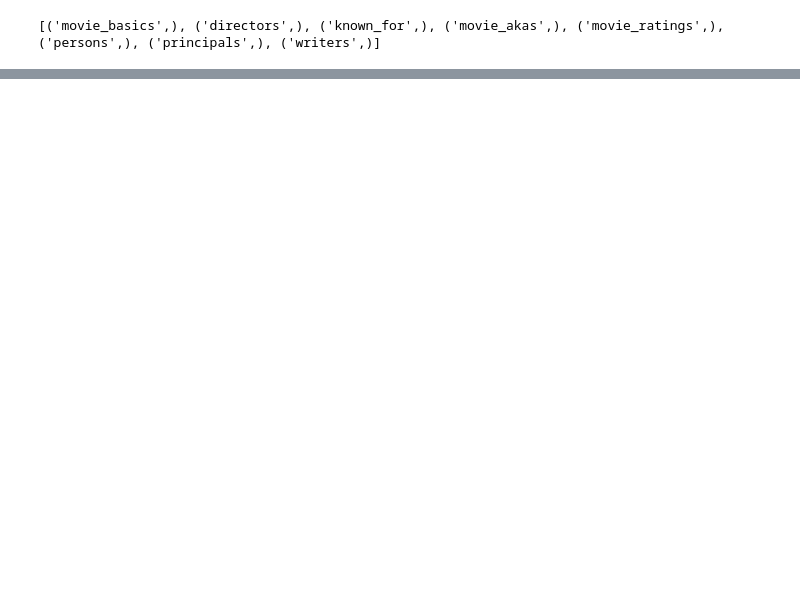
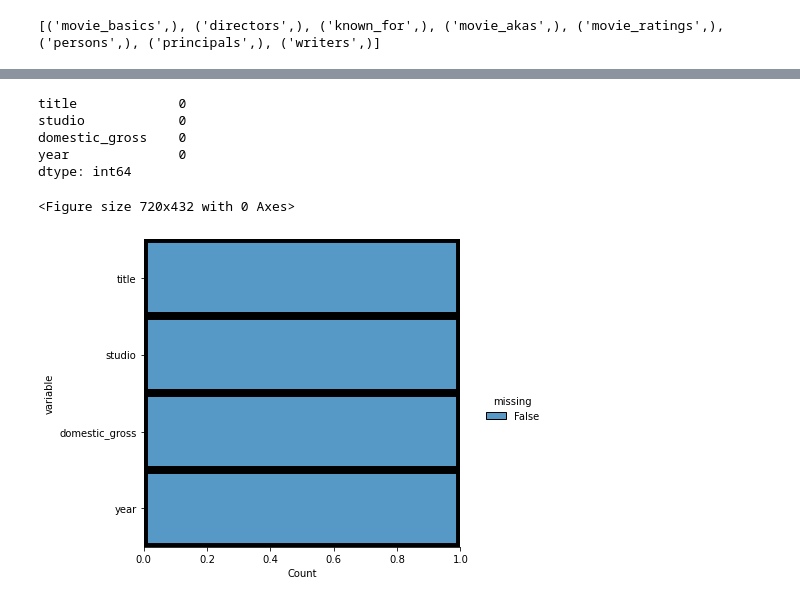
Before and after one commit to Richy099/group-4-0206_3-4, a Jupyter notebook: Notebooks/Rich_folder/Rich_contr.ipynb, the cells around one changed output, grey strips where cells are left out. Saved outputs shown, nothing was run; the diff lists cells and outputs as text; code cells hidden in the pictures; blank space fills up the shorter version.

```diff
--- a/Notebooks/Rich_folder/Rich_contr.ipynb
+++ b/Notebooks/Rich_folder/Rich_contr.ipynb
@@ -73,0 +179,3 @@ con.close()
+# %%
+bom_movies.drop(["foreign_gross"], axis = 1, inplace = True) # dropped foreign_gross from the data
+bom_movies.head(4)
@@ -73,0 +188,24 @@ con.close()
+# %%
+new_bom_movies= bom_movies.dropna(axis = 0, how ='any') # dropped all othe na/null/missing value from the remaining data
+new_bom_movies.isnull().sum()
+# %% [output]
+title             0
+studio            0
+domestic_gross    0
+year              0
+dtype: int64
+# %%
+# Visualizing data for missing value
+# As you can see, there are no missing values
+plt.figure(figsize=(10,6))
+sns.displot(
+    data=new_bom_movies.isnull().melt(value_name="missing"),
+    y="variable",
+    hue="missing",
+    multiple="fill",
+    aspect=1.25
+)
+plt.savefig("visualizing_missing_data_with_barplot_Seaborn_distplot.png", dpi=100)
+# %% [output]
+<Figure size 720x432 with 0 Axes>
+[figure, added]
```
Also changed, not shown: parts of 55 cells of this notebook, 1 other file.
